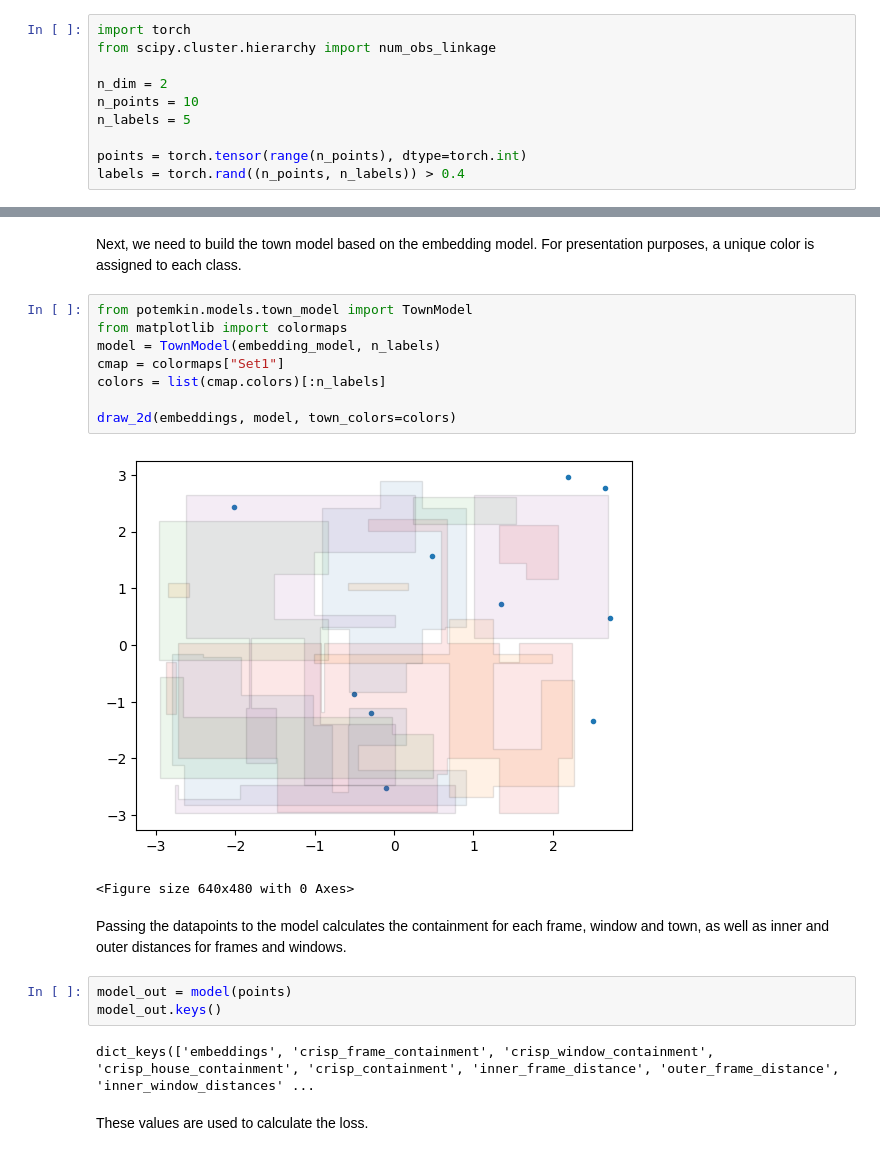
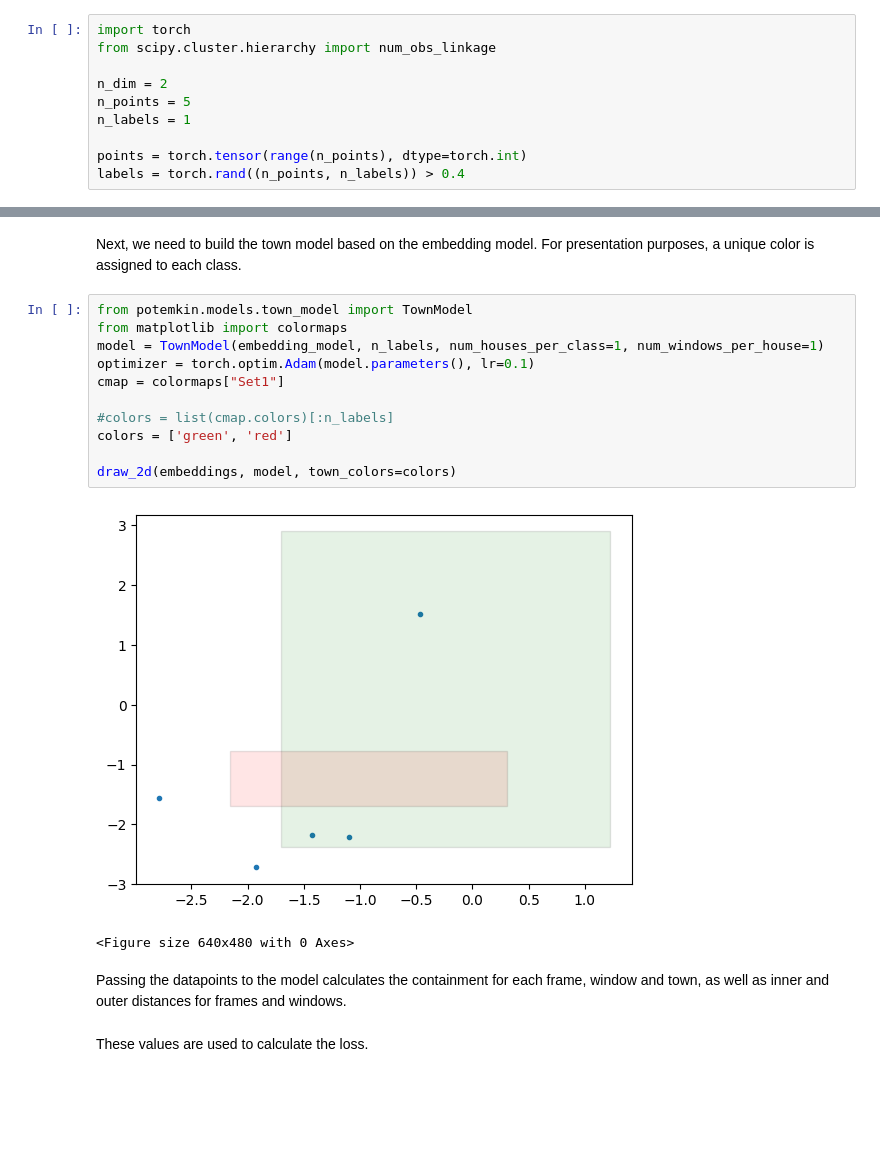
Before and after one commit to MGlauer/town-embeddings, a Jupyter notebook: docs/geonet.ipynb, the cells around one changed output, grey strips where cells are left out. Saved outputs shown, nothing was run; the diff lists cells and outputs as text; blank space fills up the shorter version.

```diff
--- a/docs/geonet.ipynb
+++ b/docs/geonet.ipynb
@@ -3,8 +3,8 @@ import torch
 from scipy.cluster.hierarchy import num_obs_linkage
 
 n_dim = 2
-n_points = 10
-n_labels = 5
+n_points = 5
+n_labels = 1
 
 points = torch.tensor(range(n_points), dtype=torch.int)
 labels = torch.rand((n_points, n_labels)) > 0.4
@@ -35,21 +35,19 @@ Next, we need to build the town model based on the embedding model. For presenta
 # %%
 from potemkin.models.town_model import TownModel
 from matplotlib import colormaps
-model = TownModel(embedding_model, n_labels)
+model = TownModel(embedding_model, n_labels, num_houses_per_class=1, num_windows_per_house=1)
+optimizer = torch.optim.Adam(model.parameters(), lr=0.1)
 cmap = colormaps["Set1"]
-colors = list(cmap.colors)[:n_labels]
+
+#colors = list(cmap.colors)[:n_labels]
+colors = ['green', 'red']
 
 draw_2d(embeddings, model, town_colors=colors)
 # %% [output]
-[figure, old version]
+[figure, new version]
 <Figure size 640x480 with 0 Axes>
 # %% [markdown]
 Passing the datapoints to the model calculates the containment for each frame, window and town, as well as inner and outer distances for frames and windows.
-# %%
-model_out = model(points)
-model_out.keys()
-# %% [output]
-dict_keys(['embeddings', 'crisp_frame_containment', 'crisp_window_containment', 'crisp_house_containment', 'crisp_containment', 'inner_frame_distance', 'outer_frame_distance', 'inner_window_distances' ...
 # %% [markdown]
 These values are used to calculate the loss.
 # %%
```
Also changed, not shown: parts of 5 cells of this notebook, 7 other files.
